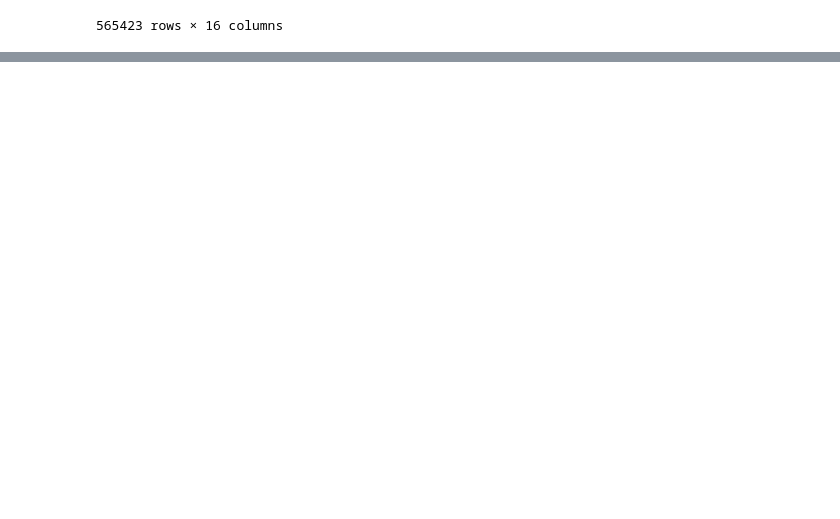
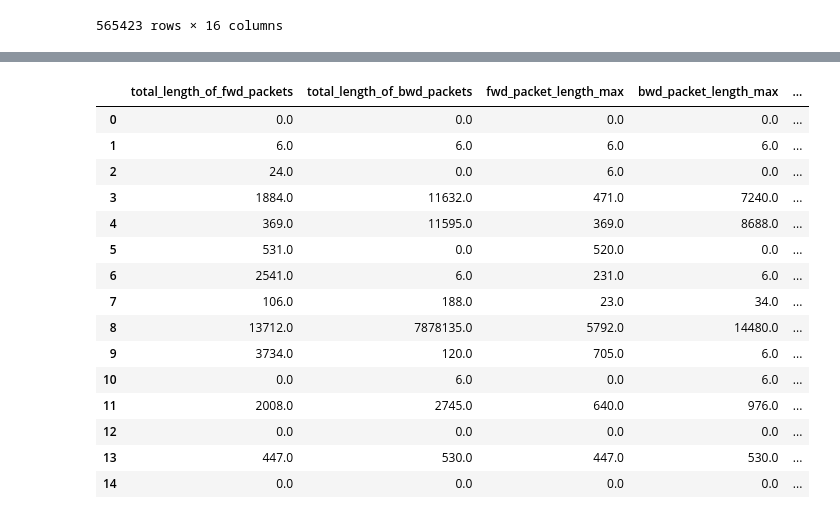
Before and after one commit to thenandansrinivas/XAINIDS, a Jupyter notebook: cicids/preprocess.ipynb, the cells around one changed output, grey strips where cells are left out. Drawn from its saved outputs; the diff is of its cells as text; code cells hidden in the pictures; blank space fills up the shorter version.

```diff
--- a/cicids/preprocess.ipynb
+++ b/cicids/preprocess.ipynb
@@ -317,0 +342,46 @@ memory usage: 69.0 MB
+# %%
+label_mapping = {
+    0: "BENIGN",
+    1: "Bot",
+    2: "DDoS",
+    3: "DoS GoldenEye",
+    4: "DoS Hulk",
+    5: "DoS Slowhttptest",
+    6: "DoS slowloris",
+    7: "FTP-Patator",
+    8: "Heartbleed",
+    9: "Infiltration",
+    10: "PortScan",
+    11: "SSH-Patator",
+    12: "Web Attack - Brute Force",
+    13: "Web Attack - Sql Injection",
+    14: "Web Attack - XSS"
+}
+
+filtered_df = (
+    X_final.drop_duplicates(subset='label', keep='first')
+           .sort_values(by='label')
+           .reset_index(drop=True)
+)
+
+# Rename the labels
+filtered_df['label'] = filtered_df['label'].map(label_mapping)
+# %%
+filtered_df
+# %% [output]
+|  | total_length_of_fwd_packets | total_length_of_bwd_packets | fwd_packet_length_max | bwd_packet_length_max | ... |
+| 0 | 0.0 | 0.0 | 0.0 | 0.0 | ... |
+| 1 | 6.0 | 6.0 | 6.0 | 6.0 | ... |
+| 2 | 24.0 | 0.0 | 6.0 | 0.0 | ... |
+| 3 | 1884.0 | 11632.0 | 471.0 | 7240.0 | ... |
+| 4 | 369.0 | 11595.0 | 369.0 | 8688.0 | ... |
+| 5 | 531.0 | 0.0 | 520.0 | 0.0 | ... |
+| 6 | 2541.0 | 6.0 | 231.0 | 6.0 | ... |
+| 7 | 106.0 | 188.0 | 23.0 | 34.0 | ... |
+| 8 | 13712.0 | 7878135.0 | 5792.0 | 14480.0 | ... |
+| 9 | 3734.0 | 120.0 | 705.0 | 6.0 | ... |
+| 10 | 0.0 | 6.0 | 0.0 | 6.0 | ... |
+| 11 | 2008.0 | 2745.0 | 640.0 | 976.0 | ... |
+| 12 | 0.0 | 0.0 | 0.0 | 0.0 | ... |
+| 13 | 447.0 | 530.0 | 447.0 | 530.0 | ... |
+| 14 | 0.0 | 0.0 | 0.0 | 0.0 | ... |
```
Also changed, not shown: parts of 5 cells of this notebook, 4 other files.
